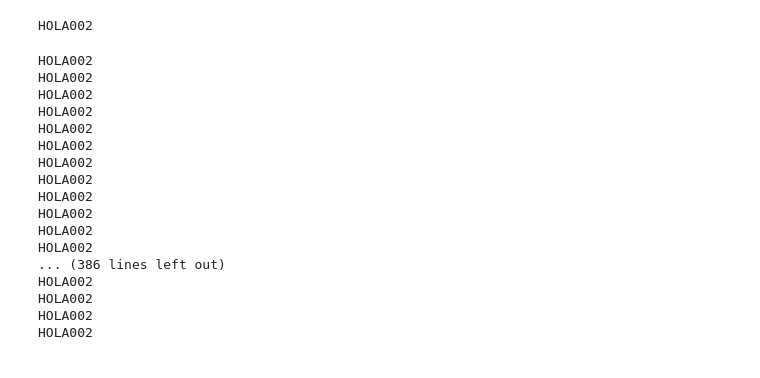
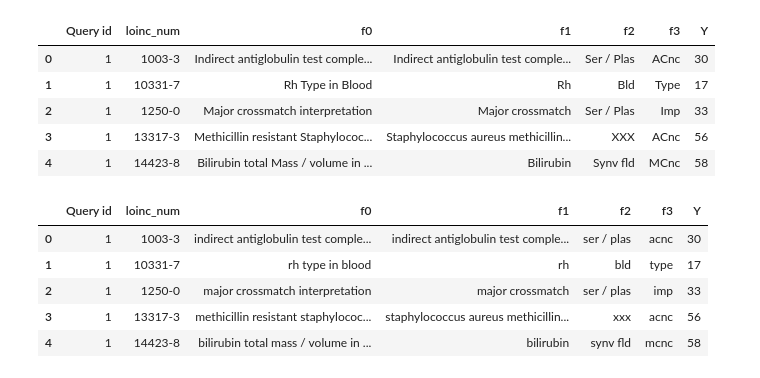
Before and after one commit to LucasGviedma/Assignment2, a Jupyter notebook: assignment2.ipynb, the cells around one changed output. Cells and saved outputs as stored; diff of their text form; code cells hidden in the pictures.

```diff
--- a/assignment2.ipynb
+++ b/assignment2.ipynb
@@ -13,25 +9,0 @@ df = pd.read_excel("data.xlsx", header=0)
-# %%
-tfidf = TfidfVectorizer().fit(df["features"])
-# %% [output]
-HOLA002
-# %%
-df["features"] = df["features"].apply(lambda x : list(tfidf.transform([x]).indices))
-df['id_doc'] =  df["id_doc"].apply(lambda x : [x])
-# %% [output]
-HOLA002
-HOLA002
-HOLA002
-HOLA002
-HOLA002
-HOLA002
-HOLA002
-HOLA002
-HOLA002
-HOLA002
-HOLA002
-HOLA002
-... (386 lines left out)
-HOLA002
-HOLA002
-HOLA002
-HOLA002
@@ -37,0 +21,25 @@ HOLA002
+# %%
+queries = ["glucose in blood", "bilirubin in plasma", "white blood cells count"]
+
+df = pd.read_excel("base_data.xlsx")
+df.head()
+# %% [output]
+|  | Query id | loinc_num | f0 | f1 | f2 | f3 | Y |
+| 0 | 1 | 1003-3 | Indirect antiglobulin test comple... | Indirect antiglobulin test comple... | Ser / Plas | ACnc | 30 |
+| 1 | 1 | 10331-7 | Rh Type in Blood | Rh | Bld | Type | 17 |
+| 2 | 1 | 1250-0 | Major crossmatch interpretation | Major crossmatch | Ser / Plas | Imp | 33 |
+| 3 | 1 | 13317-3 | Methicillin resistant Staphylococ... | Staphylococcus aureus methicillin... | XXX | ACnc | 56 |
+| 4 | 1 | 14423-8 | Bilirubin total Mass / volume in ... | Bilirubin | Synv fld | MCnc | 58 |
+# %%
+df['f0'] = df['f0'].apply(lambda f: f.lower())
+df['f1'] = df['f1'].apply(lambda f: f.lower())
+df['f2'] = df['f2'].apply(lambda f: process(f))
+df['f3'] = df['f3'].apply(lambda f: f.lower())
+df.head()
+# %% [output]
+|  | Query id | loinc_num | f0 | f1 | f2 | f3 | Y |
+| 0 | 1 | 1003-3 | indirect antiglobulin test comple... | indirect antiglobulin test comple... | ser / plas | acnc | 30 |
+| 1 | 1 | 10331-7 | rh type in blood | rh | bld | type | 17 |
+| 2 | 1 | 1250-0 | major crossmatch interpretation | major crossmatch | ser / plas | imp | 33 |
+| 3 | 1 | 13317-3 | methicillin resistant staphylococ... | staphylococcus aureus methicillin... | xxx | acnc | 56 |
+| 4 | 1 | 14423-8 | bilirubin total mass / volume in ... | bilirubin | synv fld | mcnc | 58 |
```
Also changed, not shown: parts of 21 cells of this notebook, 5 other files.
